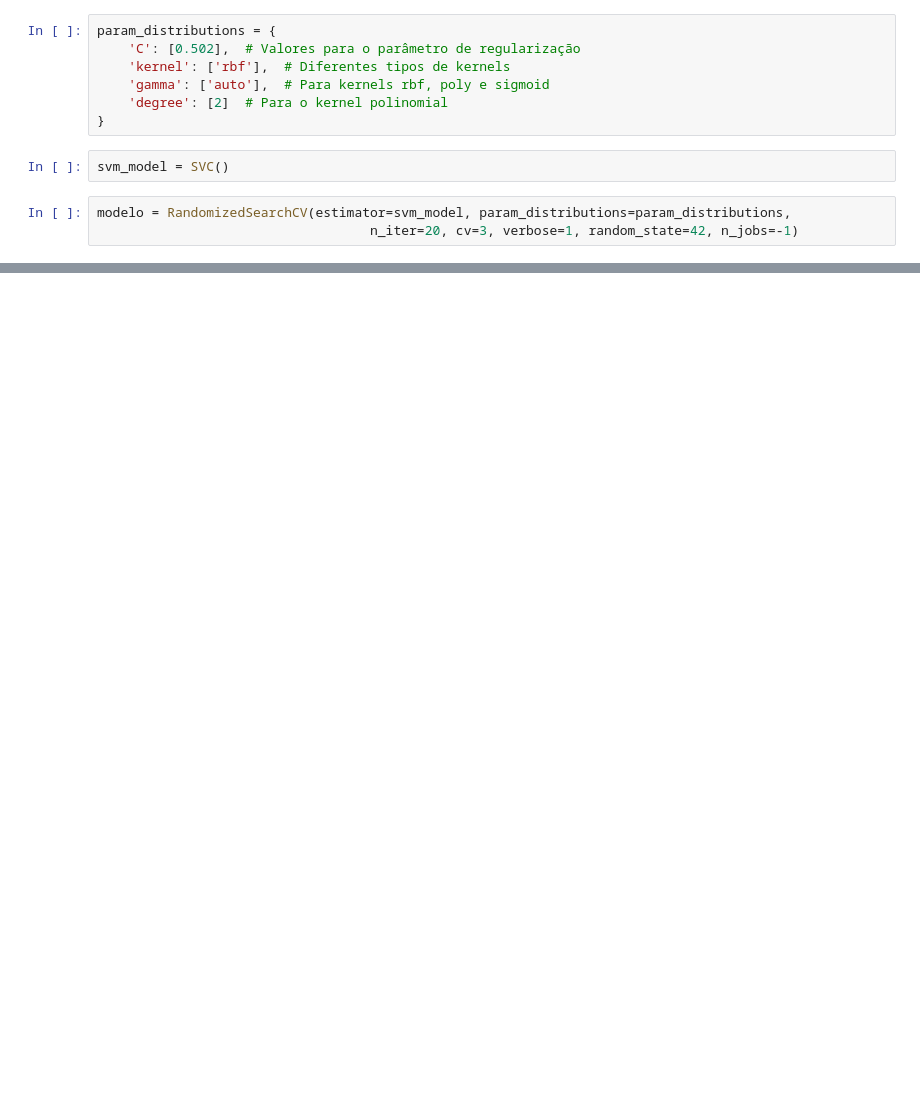
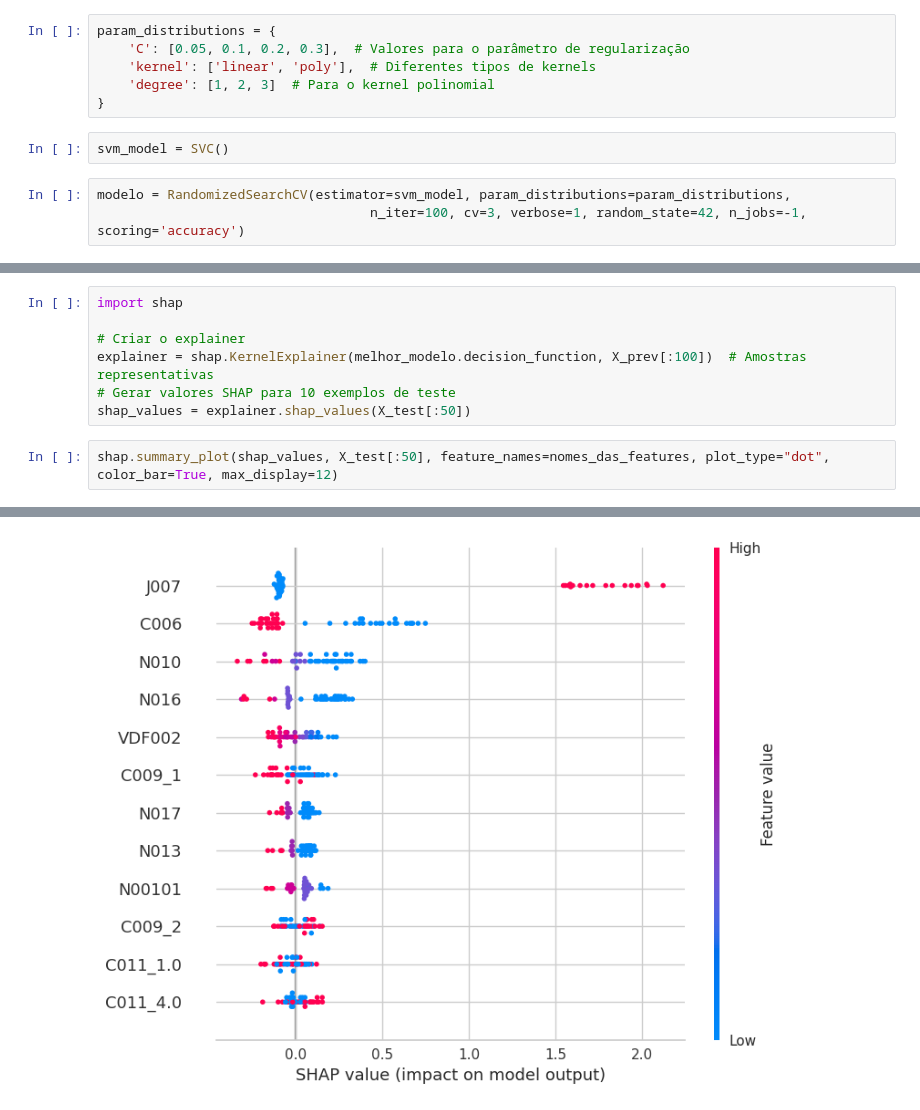
Before and after one commit to EduardoAVS/DepressaoPNS, a Jupyter notebook: svmPNS.ipynb, the cells around one changed output, grey strips where cells are left out. Drawn from its saved outputs; the diff is of its cells as text; blank space fills up the shorter version.

Commit message:
Atualizações finais e mudanças de parâmetros

```diff
--- a/svmPNS.ipynb
+++ b/svmPNS.ipynb
@@ -10,16 +10,15 @@ with open('dados/depresso.pkl', 'rb') as f:
   X_prev, X_test, y_classe, y_test = pickle.load(f)
 # %%
 param_distributions = {
-    'C': [0.502],  # Valores para o parâmetro de regularização
-    'kernel': ['rbf'],  # Diferentes tipos de kernels
-    'gamma': ['auto'],  # Para kernels rbf, poly e sigmoid
-    'degree': [2]  # Para o kernel polinomial
+    'C': [0.05, 0.1, 0.2, 0.3],  # Valores para o parâmetro de regularização
+    'kernel': ['linear', 'poly'],  # Diferentes tipos de kernels
+    'degree': [1, 2, 3]  # Para o kernel polinomial
 }
 # %%
 svm_model = SVC()
 # %%
 modelo = RandomizedSearchCV(estimator=svm_model, param_distributions=param_distributions,
-                                   n_iter=20, cv=3, verbose=1, random_state=42, n_jobs=-1)
+                                   n_iter=100, cv=3, verbose=1, random_state=42, n_jobs=-1, scoring='accuracy')
 # %%
 modelo.fit(X_prev, y_classe)
 # %% [output]
@@ -47,0 +119,10 @@ print(classification_report(y_test, previsoes))
+# %%
+import shap
+
+# Criar o explainer
+explainer = shap.KernelExplainer(melhor_modelo.decision_function, X_prev[:100])  # Amostras representativas
+# Gerar valores SHAP para 10 exemplos de teste
+shap_values = explainer.shap_values(X_test[:50])
+# %%
+shap.summary_plot(shap_values, X_test[:50], feature_names=nomes_das_features, plot_type="dot", color_bar=True, max_display=12)
+# %% [output]
@@ -47,0 +146 @@ print(classification_report(y_test, previsoes))
+[figure, added]
```
Also changed, not shown: parts of 8 cells of this notebook, 6 other files.
